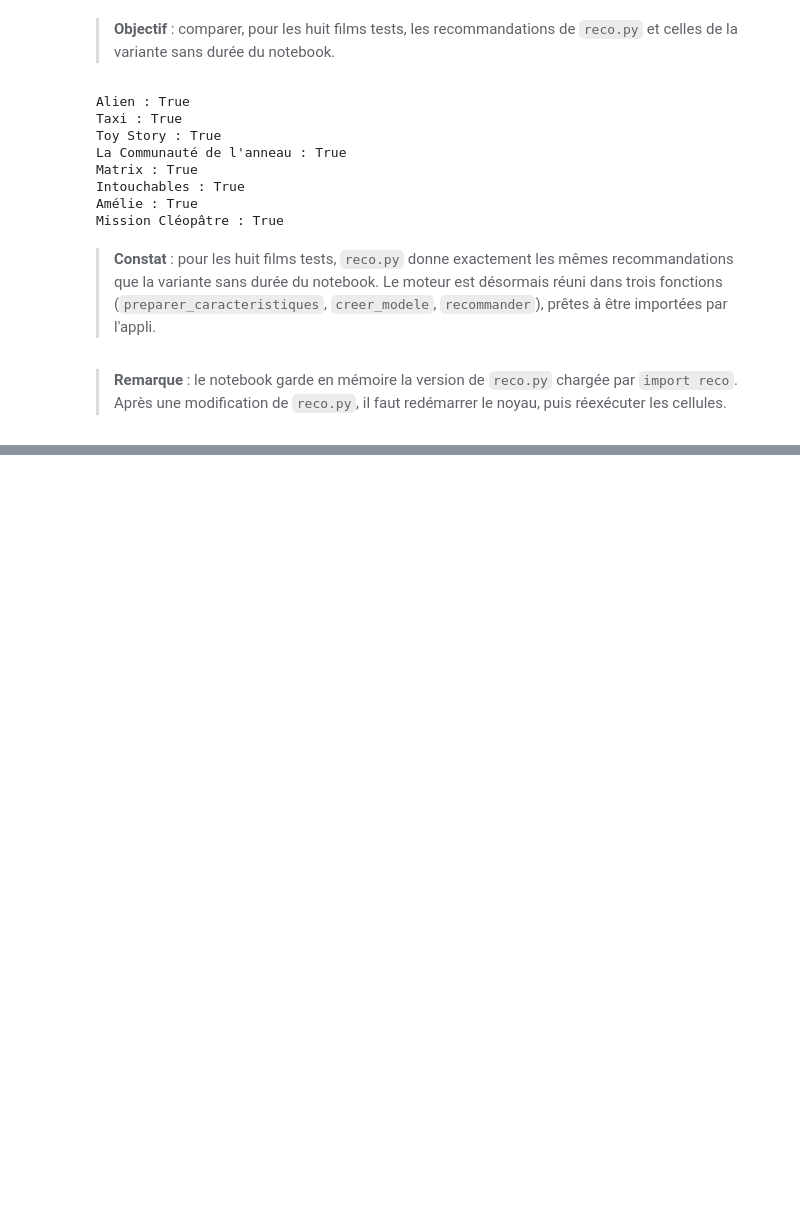
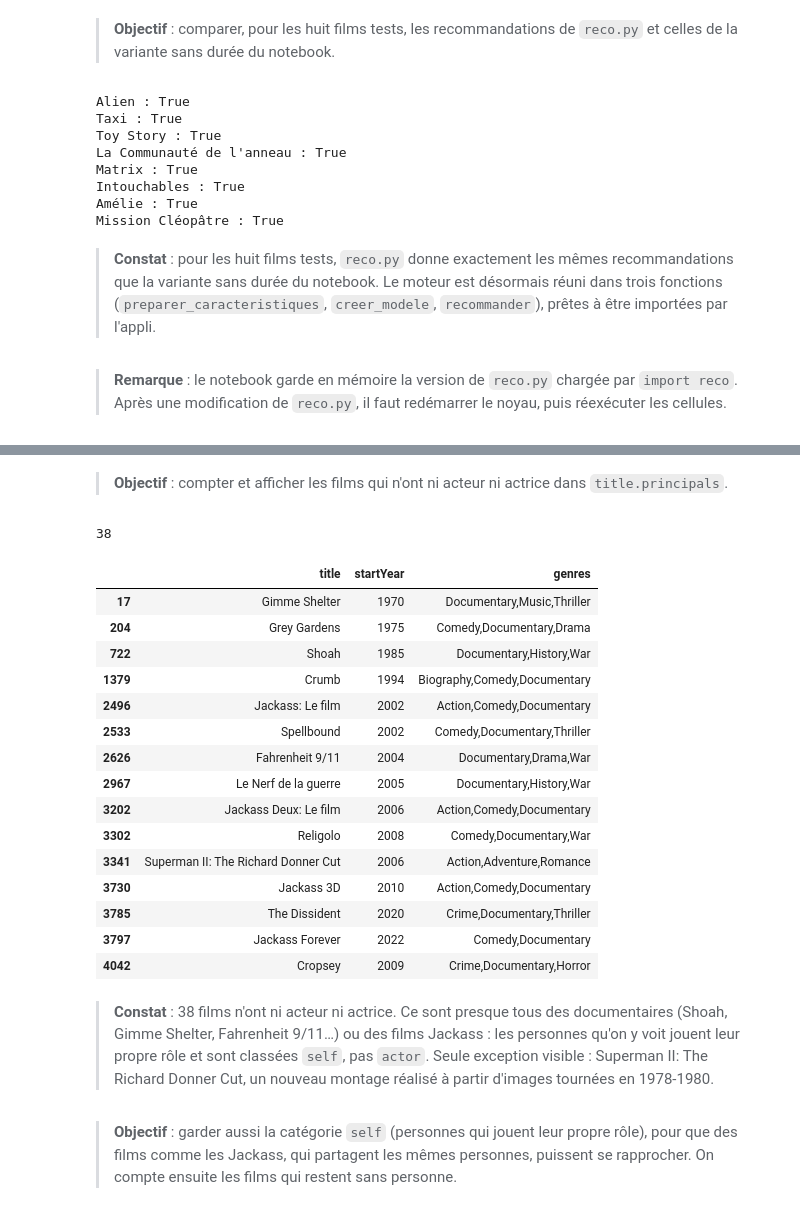
Before and after one commit to noah-mathieu-data/projet2-cinema, a Jupyter notebook: notebooks/moteur_recommandation.ipynb, the cells around one changed output, grey strips where cells are left out. Saved outputs shown, nothing was run; the diff lists cells and outputs as text; code cells hidden in the pictures; blank space fills up the shorter version.

Commit message:
Notebook : réalisateurs et acteurs (partie 7)

```diff
--- a/notebooks/moteur_recommandation.ipynb
+++ b/notebooks/moteur_recommandation.ipynb
@@ -1975,0 +2496,5 @@ Mission Cléopâtre : True
+# %%
+filtre_acteurs = principals["category"].isin(["actor", "actress"])
+acteurs = principals[filtre_acteurs]
+print(acteurs.shape)
+acteurs.groupby("tconst").size().describe()
@@ -1975,0 +2514,28 @@ Mission Cléopâtre : True
+# %% [markdown]
+> **Objectif** : compter et afficher les films qui n'ont ni acteur ni actrice dans `title.principals`.
+# %%
+sans_acteur = ~films["tconst"].isin(acteurs["tconst"])
+print(sans_acteur.sum())
+films[sans_acteur][["title", "startYear", "genres"]].head(15)
+# %% [output]
+38
+|  | title | startYear | genres |
+| 17 | Gimme Shelter | 1970 | Documentary,Music,Thriller |
+| 204 | Grey Gardens | 1975 | Comedy,Documentary,Drama |
+| 722 | Shoah | 1985 | Documentary,History,War |
+| 1379 | Crumb | 1994 | Biography,Comedy,Documentary |
+| 2496 | Jackass: Le film | 2002 | Action,Comedy,Documentary |
+| 2533 | Spellbound | 2002 | Comedy,Documentary,Thriller |
+| 2626 | Fahrenheit 9/11 | 2004 | Documentary,Drama,War |
+| 2967 | Le Nerf de la guerre | 2005 | Documentary,History,War |
+| 3202 | Jackass Deux: Le film | 2006 | Action,Comedy,Documentary |
+| 3302 | Religolo | 2008 | Comedy,Documentary,War |
+| 3341 | Superman II: The Richard Donner Cut | 2006 | Action,Adventure,Romance |
+| 3730 | Jackass 3D | 2010 | Action,Comedy,Documentary |
+| 3785 | The Dissident | 2020 | Crime,Documentary,Thriller |
+| 3797 | Jackass Forever | 2022 | Comedy,Documentary |
+| 4042 | Cropsey | 2009 | Crime,Documentary,Horror |
+# %% [markdown]
+> **Constat** : 38 films n'ont ni acteur ni actrice. Ce sont presque tous des documentaires (Shoah, Gimme Shelter, Fahrenheit 9/11…) ou des films Jackass : les personnes qu'on y voit jouent leur propre rôle et sont classées `self`, pas `actor`. Seule exception visible : Superman II: The Richard Donner Cut, un nouveau montage réalisé à partir d'images tournées en 1978-1980.
+# %% [markdown]
+> **Objectif** : garder aussi la catégorie `self` (personnes qui jouent leur propre rôle), pour que des films comme les Jackass, qui partagent les mêmes personnes, puissent se rapprocher. On compte ensuite les films qui restent sans personne.
```
Also changed, not shown: parts of 94 cells of this notebook.
